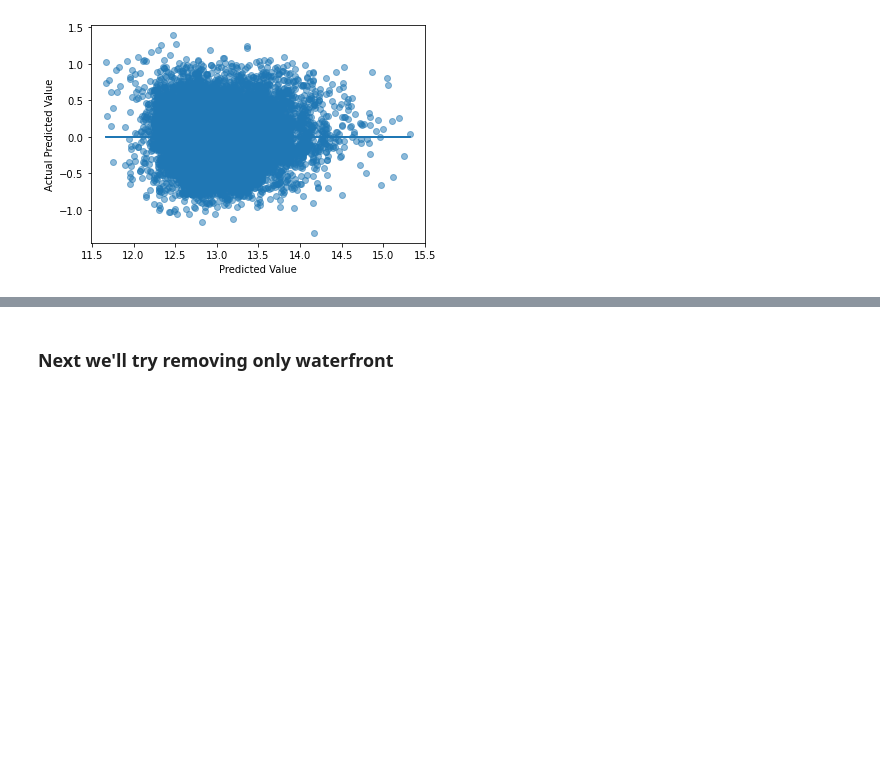
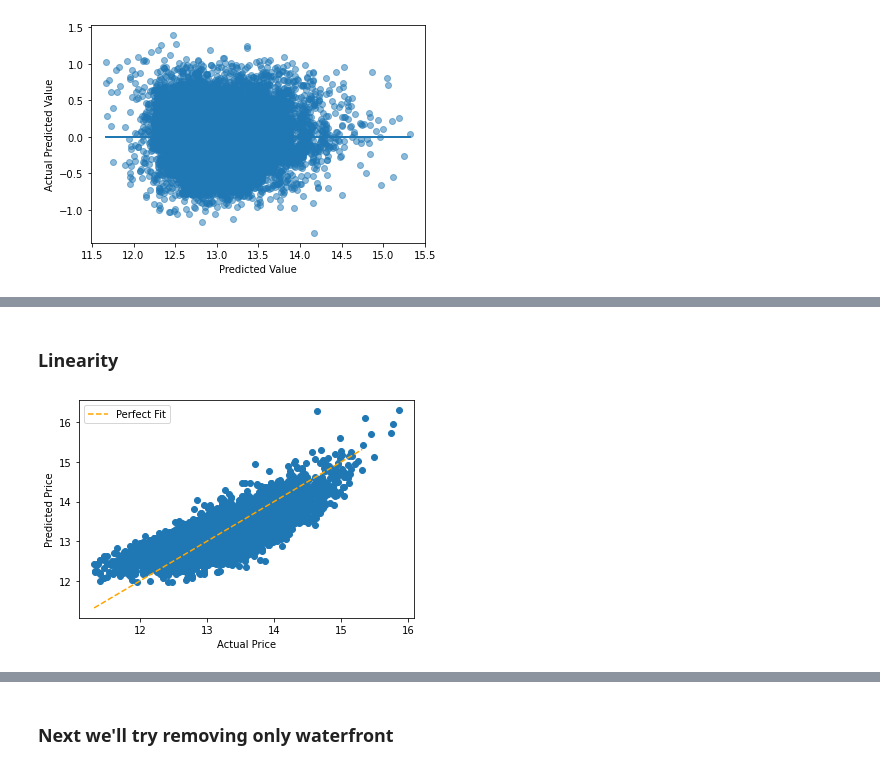
Before and after one commit to aharri123/dsc-phase-2-project-v2-3, a Jupyter notebook: student.ipynb, the cells around one changed output, grey strips where cells are left out. Cells and saved outputs as stored; diff of their text form; code cells hidden in the pictures; blank space fills up the shorter version.

```diff
--- a/student.ipynb
+++ b/student.ipynb
@@ -831,0 +837,10 @@ ax.set_ylabel("Actual Predicted Value");
+# %%
+X["sqft_living"] = df["sqft_living"]
+
+X2 = X.drop("yr_built", axis = 1)
+new_df2 = pd.concat([Y_log, X2], axis = 1)
+
+outcome = "price"
+X_sum = "+".join(X2.columns)
+formula = outcome + "~" + X_sum
+model = ols(formula = formula, data = new_df2).fit()
@@ -831,0 +877,13 @@ ax.set_ylabel("Actual Predicted Value");
+# %% [markdown]
+### Linearity
+# %%
+preds = model.predict(X2)
+fig,ax = plt.subplots()
+perfect_line = np.arange(Y_log.min(), Y_log.max())
+ax.plot(perfect_line, perfect_line, linestyle="--", color="orange", label = "Perfect Fit")
+ax.scatter(Y_log, preds);
+ax.set_xlabel("Actual Price")
+ax.set_ylabel("Predicted Price")
+ax.legend();
+# %% [output]
+[figure, added]
```
Also changed, not shown: parts of 47 cells of this notebook.
